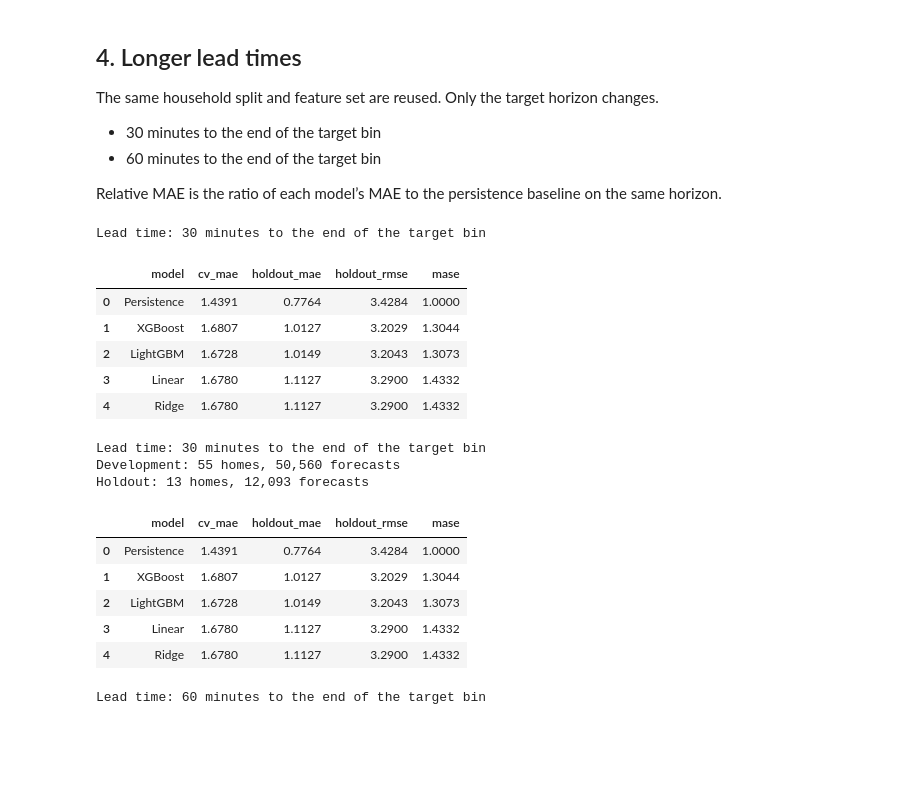
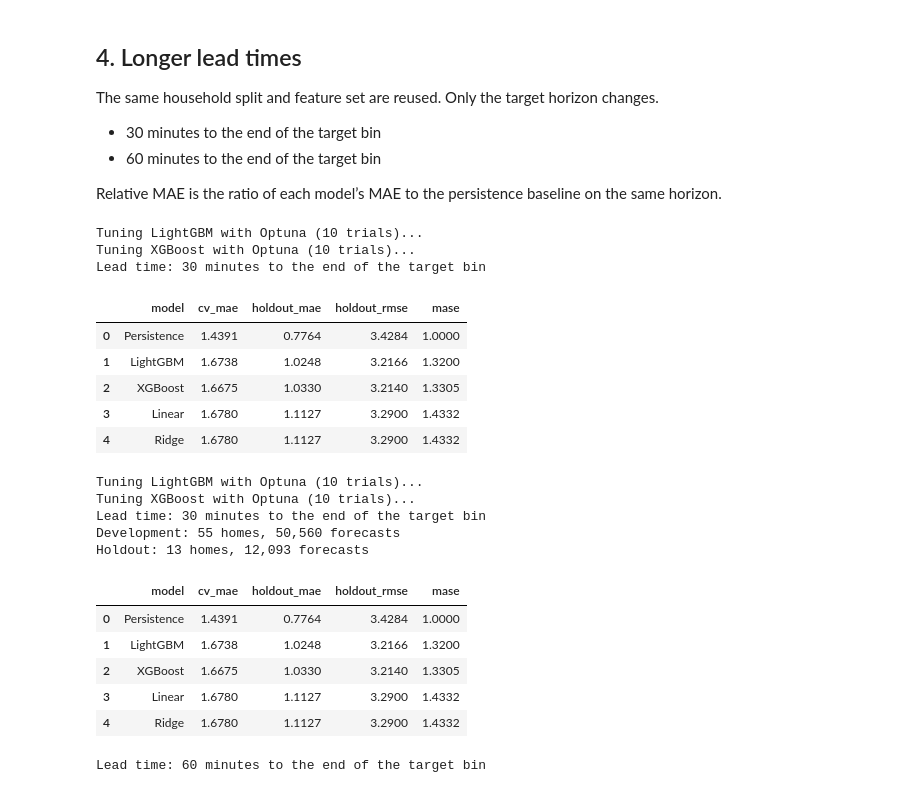
Before and after one commit to realfrankli/CHE1147-Indoor-PM25-Forecasting_Team4, a Jupyter notebook: Main_File.ipynb, the cells around one changed output. Saved outputs shown, nothing was run; the diff lists cells and outputs as text; code cells hidden in the pictures; blank space fills up the shorter version.

```diff
--- a/Main_File.ipynb
+++ b/Main_File.ipynb
@@ -536,9 +556,7 @@ from IPython.display import display
 from features import (
     KEYS, METADATA, load_bins, make_examples, feature_columns,
 )
-from models import (
-    SEED, development_predictions, final_predictions, model_specs, select_models,
-)
+
 from evaluation import (
     onset_scores, paired_household_errors, score_predictions,
 )
@@ -587,44 +605,48 @@ comparison_30 = (
 
 print(f"Lead time: {LEAD_MINUTES} minutes to the end of the target bin")
 display(comparison_30.round(4))
 # Build targets for the requested horizon and keep the 10-minute bin size.
 examples = make_examples(bins, lead_minutes=LEAD_MINUTES, cap=PM_CAP)
 development = examples.loc[examples["household_id"].isin(development_ids)].copy()
 holdout = examples.loc[examples["household_id"].isin(HOLDOUT_IDS)].copy()
 features = feature_columns(development, MAIN_GROUPS)
 
 # Tune and refit on development homes, then score on held-out homes.
 models, cv_results = select_models(development, features, n_splits=CV_FOLDS)
 predictions = final_predictions(holdout, models, features)
 holdout_results = score_predictions(predictions, ["persistence", *models])
 
 comparison = (
     cv_results[["model", "cv_mae"]]
     .merge(holdout_results, on="model", validate="one_to_one")
     .rename(columns={"mae": "holdout_mae", "rmse": "holdout_rmse"})
     .sort_values("holdout_mae")
     .reset_index(drop=True)
 )
 
 print(f"Lead time: {LEAD_MINUTES} minutes to the end of the target bin")
 print(f"Development: {development['household_id'].nunique()} homes, {len(development):,} forecasts")
 print(f"Holdout: {holdout['household_id'].nunique()} homes, {len(holdout):,} forecasts")
 display(comparison.round(4))
 # %% [output]
+Tuning LightGBM with Optuna (10 trials)...
+Tuning XGBoost with Optuna (10 trials)...
 Lead time: 30 minutes to the end of the target bin
 |  | model | cv_mae | holdout_mae | holdout_rmse | mase |
 | 0 | Persistence | 1.4391 | 0.7764 | 3.4284 | 1.0000 |
-| 1 | XGBoost | 1.6807 | 1.0127 | 3.2029 | 1.3044 |
-| 2 | LightGBM | 1.6728 | 1.0149 | 3.2043 | 1.3073 |
+| 1 | LightGBM | 1.6738 | 1.0248 | 3.2166 | 1.3200 |
+| 2 | XGBoost | 1.6675 | 1.0330 | 3.2140 | 1.3305 |
 | 3 | Linear | 1.6780 | 1.1127 | 3.2900 | 1.4332 |
 | 4 | Ridge | 1.6780 | 1.1127 | 3.2900 | 1.4332 |
+Tuning LightGBM with Optuna (10 trials)...
+Tuning XGBoost with Optuna (10 trials)...
 Lead time: 30 minutes to the end of the target bin
 Development: 55 homes, 50,560 forecasts
 Holdout: 13 homes, 12,093 forecasts
 |  | model | cv_mae | holdout_mae | holdout_rmse | mase |
 | 0 | Persistence | 1.4391 | 0.7764 | 3.4284 | 1.0000 |
-| 1 | XGBoost | 1.6807 | 1.0127 | 3.2029 | 1.3044 |
-| 2 | LightGBM | 1.6728 | 1.0149 | 3.2043 | 1.3073 |
+| 1 | LightGBM | 1.6738 | 1.0248 | 3.2166 | 1.3200 |
+| 2 | XGBoost | 1.6675 | 1.0330 | 3.2140 | 1.3305 |
 | 3 | Linear | 1.6780 | 1.1127 | 3.2900 | 1.4332 |
 | 4 | Ridge | 1.6780 | 1.1127 | 3.2900 | 1.4332 |
 # %%
```
Also changed, not shown: parts of 15 cells of this notebook, 2 other files.
